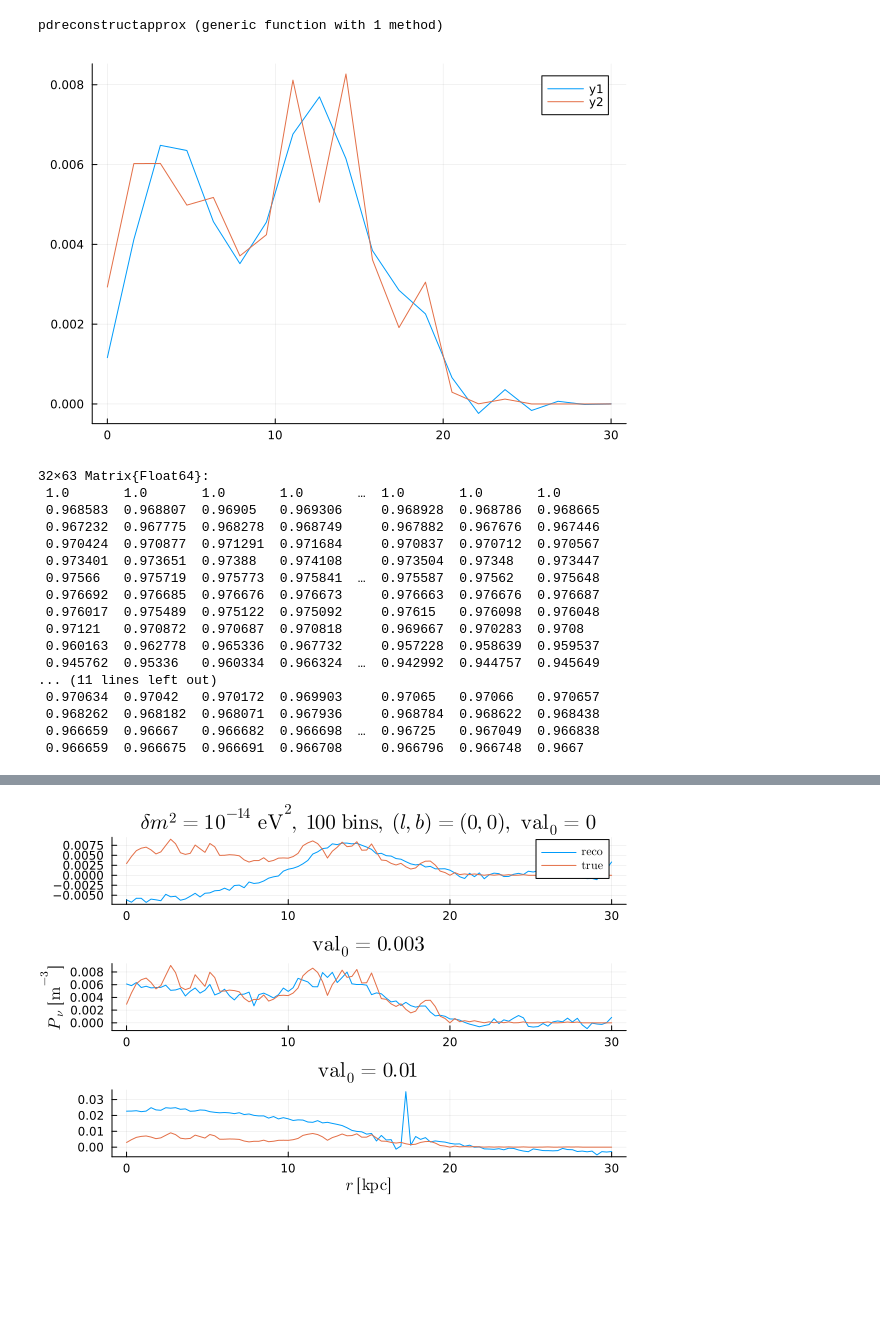
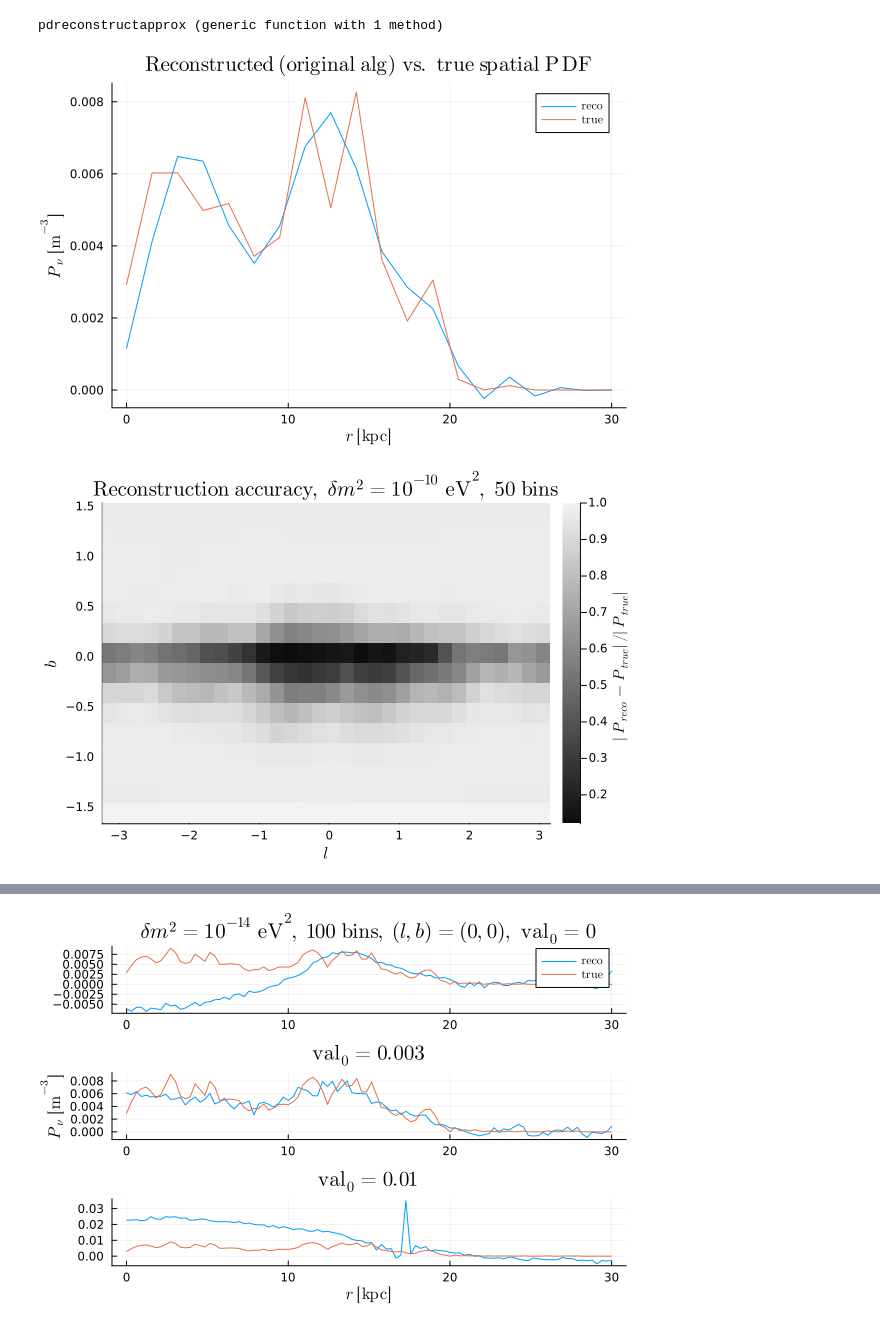
Before and after one commit to mymacd2/pseudo-Dirac-summer-research, a Jupyter notebook: GC_calcs/julia_gc_reco_test.ipynb, the cells around one changed output, grey strips where cells are left out. Saved outputs shown, nothing was run; the diff lists cells and outputs as text; code cells hidden in the pictures; blank space fills up the shorter version.

Commit message:
reorganized julia_gc_reco_test

```diff
--- a/GC_calcs/julia_gc_reco_test.ipynb
+++ b/GC_calcs/julia_gc_reco_test.ipynb
@@ -310,38 +310,39 @@ end
 # %% [output]
 pdreconstructapprox (generic function with 1 method)
 # %%
+# Plotting the original reconstruction vs. the true PDF
+
 nbins = 20
 
 rbins = range(0, 30, nbins)
 
 plot(
     rbins,
-    [pdreconstruct(10^(-14), 0, 0, nbins) pdtrue(10^(-14), 0, 0, nbins)]
+    [pdreconstruct(10^(-14), 0, 0, nbins) pdtrue(10^(-14), 0, 0, nbins)],
+    xlabel=L"r~[\mathrm{kpc}]",
+    ylabel=L"P_{\nu}~[\mathrm{m}^{-3}]",
+    label=[L"\mathrm{reco}" L"\mathrm{true}"],
+    title=L"\mathrm{Reconstructed~(original~alg)~vs.~true~spatial~PDF}",
 )
 # %% [output]
-[figure, old version]
+[figure, new version]
 # %%
-# Plotting accuracies
+# Plotting accuracies of the original reconstruction algorithm
 
-ls = -π:0.1:π
-bs = (-π/2):0.1:(π/2)
+ls = -π:0.2:π
+bs = (-π/2):0.2:(π/2)
 
 testmat = [recoaccuracy(10^(-10), 50, l, b) for b in bs, l in ls]
+
+heatmap(
+    ls,
+    bs,
+    testmat,
+    c=:grays,
+    colorbar_title=L"|P_{reco} - P_{true}| / |P_{true}|",
+    title=L"\mathrm{Reconstruction~accuracy},~\delta m^2 = 10^{-10}~\mathrm{eV}^2,~50~\mathrm{bins}",
+    xlabel=L"l",
+    ylabel=L"b"
+)
 # %% [output]
-32×63 Matrix{Float64}:
- 1.0       1.0       1.0       1.0       …  1.0       1.0       1.0
- 0.968583  0.968807  0.96905   0.969306     0.968928  0.968786  0.968665
- 0.967232  0.967775  0.968278  0.968749     0.967882  0.967676  0.967446
- 0.970424  0.970877  0.971291  0.971684     0.970837  0.970712  0.970567
- 0.973401  0.973651  0.97388   0.974108     0.973504  0.97348   0.973447
- 0.97566   0.975719  0.975773  0.975841  …  0.975587  0.97562   0.975648
- 0.976692  0.976685  0.976676  0.976673     0.976663  0.976676  0.976687
- 0.976017  0.975489  0.975122  0.975092     0.97615   0.976098  0.976048
- 0.97121   0.970872  0.970687  0.970818     0.969667  0.970283  0.9708
- 0.960163  0.962778  0.965336  0.967732     0.957228  0.958639  0.959537
- 0.945762  0.95336   0.960334  0.966324  …  0.942992  0.944757  0.945649
-... (11 lines left out)
- 0.970634  0.97042   0.970172  0.969903     0.97065   0.97066   0.970657
- 0.968262  0.968182  0.968071  0.967936     0.968784  0.968622  0.968438
- 0.966659  0.96667   0.966682  0.966698  …  0.96725   0.967049  0.966838
- 0.966659  0.966675  0.966691  0.966708     0.966796  0.966748  0.9667
+[figure, added]
```
Also changed, not shown: parts of 9 cells of this notebook.
